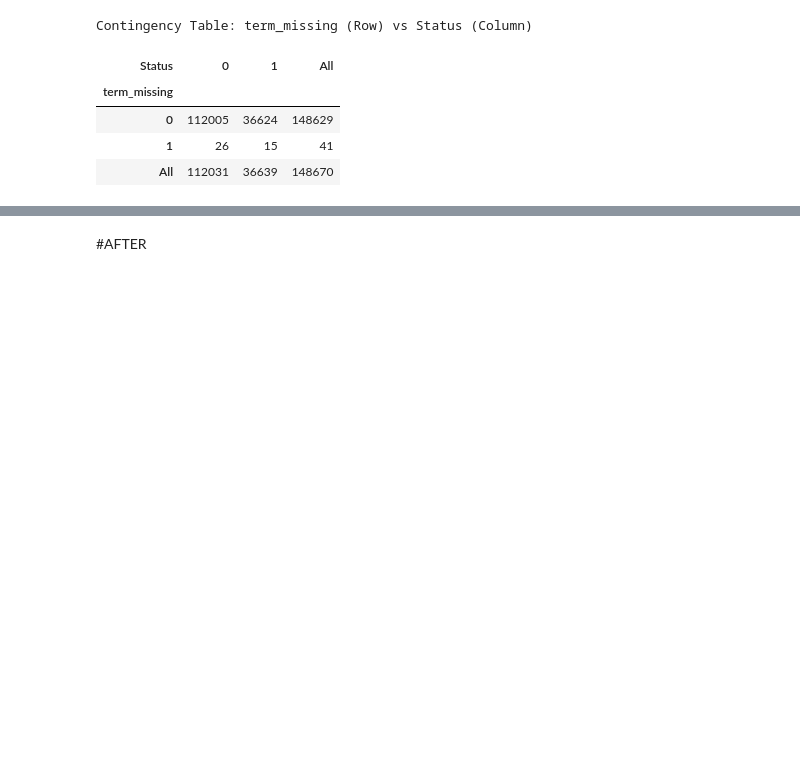
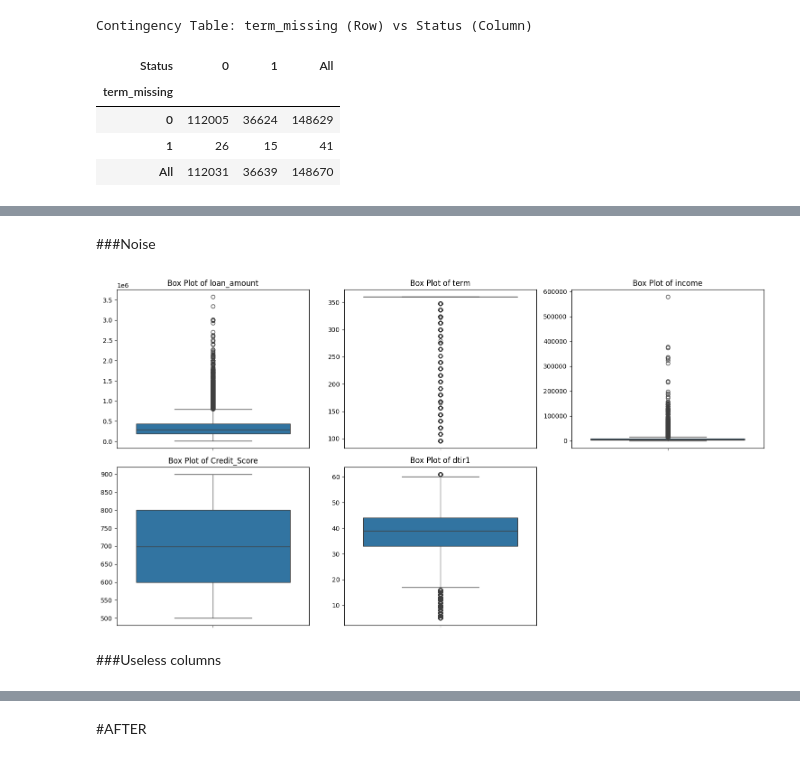
Before and after one commit to marcolari06-maker/loan-default-prediction, a Jupyter notebook: LDP_DMML.ipynb, the cells around one changed output, grey strips where cells are left out. Saved outputs shown, nothing was run; the diff lists cells and outputs as text; code cells hidden in the pictures; blank space fills up the shorter version.

```diff
--- a/LDP_DMML.ipynb
+++ b/LDP_DMML.ipynb
@@ -484,0 +563,7 @@ Contingency Table: term_missing (Row) vs Status (Column)
+# %%
+# Sostituisci i valori nulli nella colonna 'loan_limit' con 'Unknown'
+df_github['loan_limit'] = df_github['loan_limit'].fillna('Unknown')
+
+print("Valori nulli nella colonna 'loan_limit' sostituiti con 'Unknown'.")
+print("Valori unici e loro frequenze nella colonna 'loan_limit' dopo l'imputazione:")
+print(df_github['loan_limit'].value_counts(dropna=False))
@@ -484,0 +682,33 @@ Contingency Table: term_missing (Row) vs Status (Column)
+# %% [markdown]
+###Noise
+# %%
+import matplotlib.pyplot as plt
+import seaborn as sns
+
+# Select numerical columns for box plots
+numerical_cols = df_github.select_dtypes(include=['int64', 'float64']).columns
+
+# Filter out columns that might not be suitable for box plots (e.g., ID, or those with very few unique values that might be categorical)
+numerical_cols = [col for col in numerical_cols if df_github[col].nunique() > 5 and col != 'ID' and col != 'Status' and col != 'year']
+
+if not numerical_cols:
+    print("No suitable numerical columns found for box plots after filtering.")
+else:
+    # Determine grid size
+    n_cols = 3  # Number of columns in the plot grid
+    n_rows = (len(numerical_cols) + n_cols - 1) // n_cols
+
+    plt.figure(figsize=(n_cols * 5, n_rows * 4))
+
+    for i, col in enumerate(numerical_cols):
+        plt.subplot(n_rows, n_cols, i + 1)
+        sns.boxplot(y=df_github[col])
+        plt.title(f'Box Plot of {col}')
+        plt.ylabel('') # Remove y-label to avoid clutter
+
+    plt.tight_layout()
+    plt.show()
+# %% [output]
+[figure, added]
+# %% [markdown]
+###Useless columns
```
Also changed, not shown: parts of 40 cells of this notebook.
